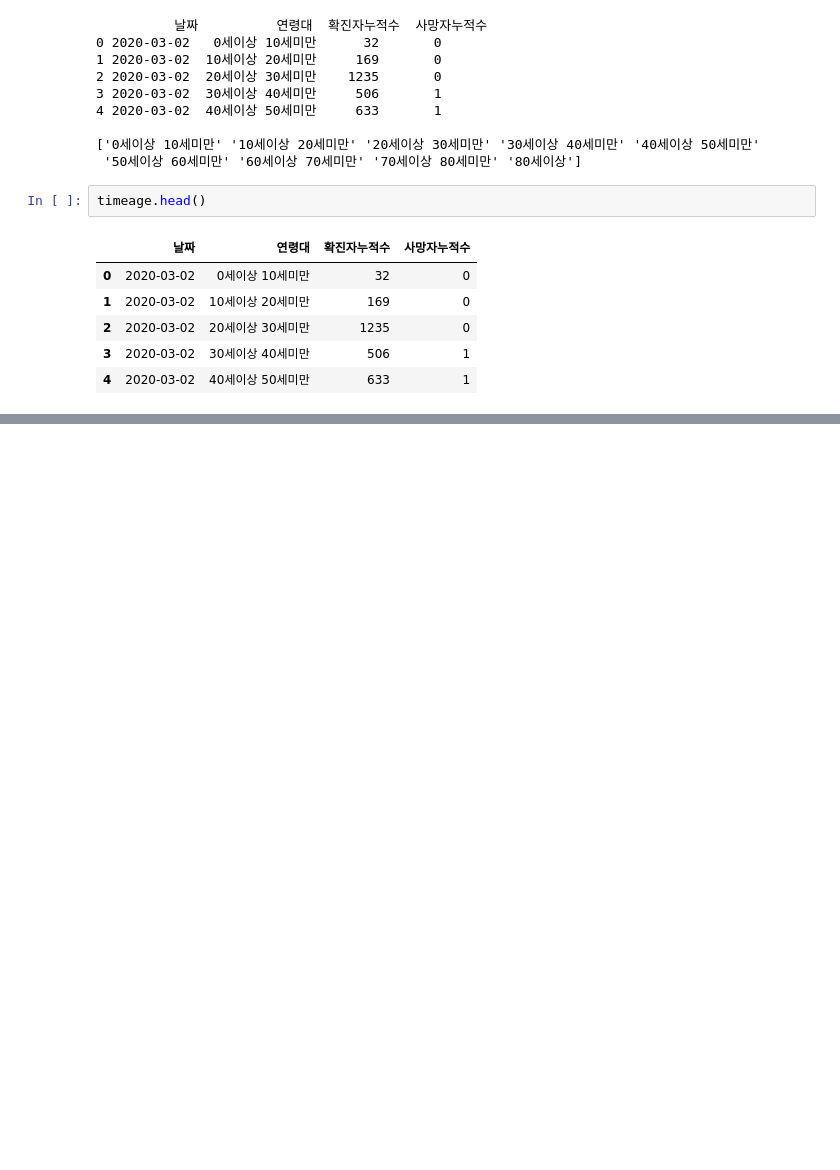
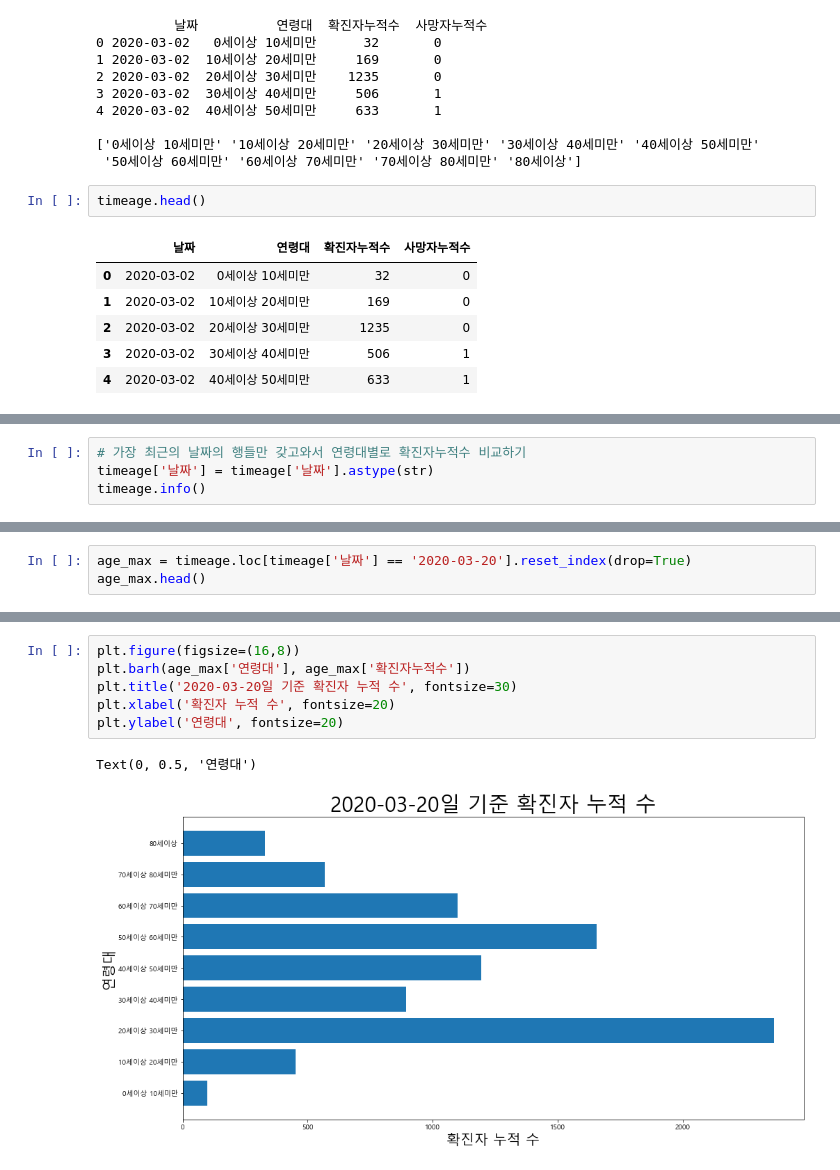
Before and after one commit to young-hun-jo/KaggleStruggle, a Jupyter notebook: covid_19/Dacon_covid19.ipynb, the cells around one changed output, grey strips where cells are left out. Cells and saved outputs as stored; diff of their text form; blank space fills up the shorter version.

```diff
--- a/covid_19/Dacon_covid19.ipynb
+++ b/covid_19/Dacon_covid19.ipynb
@@ -464,0 +480,4 @@ sns.catplot(data=timeage, x='날짜', y='확진자누적수', col='연령대', c
+# %%
+# 가장 최근의 날짜의 행들만 갖고와서 연령대별로 확진자누적수 비교하기
+timeage['날짜'] = timeage['날짜'].astype(str)
+timeage.info()
@@ -464,0 +496,3 @@ sns.catplot(data=timeage, x='날짜', y='확진자누적수', col='연령대', c
+# %%
+age_max = timeage.loc[timeage['날짜'] == '2020-03-20'].reset_index(drop=True)
+age_max.head()
@@ -464,0 +506,9 @@ sns.catplot(data=timeage, x='날짜', y='확진자누적수', col='연령대', c
+# %%
+plt.figure(figsize=(16,8))
+plt.barh(age_max['연령대'], age_max['확진자누적수'])
+plt.title('2020-03-20일 기준 확진자 누적 수', fontsize=30)
+plt.xlabel('확진자 누적 수', fontsize=20)
+plt.ylabel('연령대', fontsize=20)
+# %% [output]
+Text(0, 0.5, '연령대')
+[figure, added]
```
Also changed, not shown: parts of 34 cells of this notebook.
